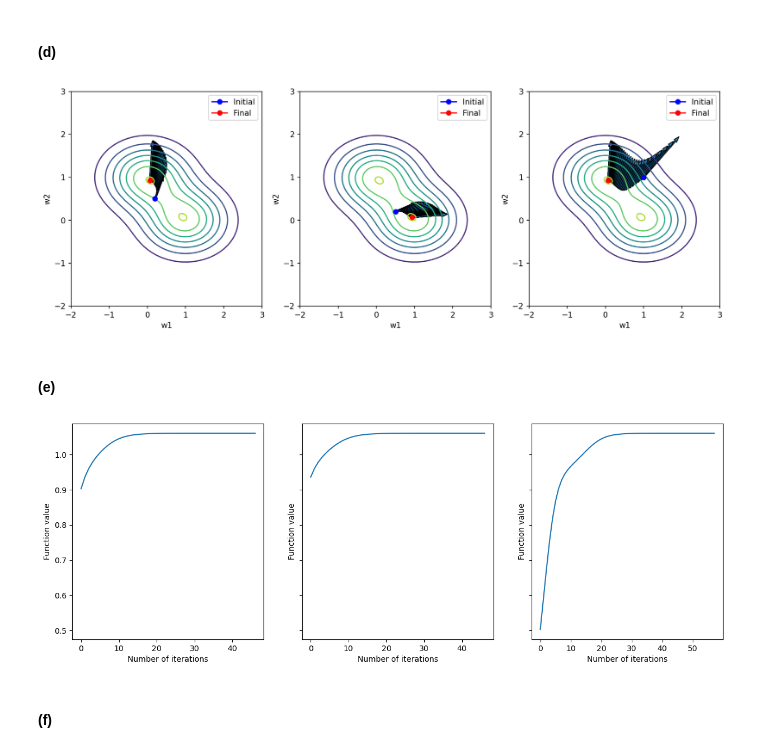
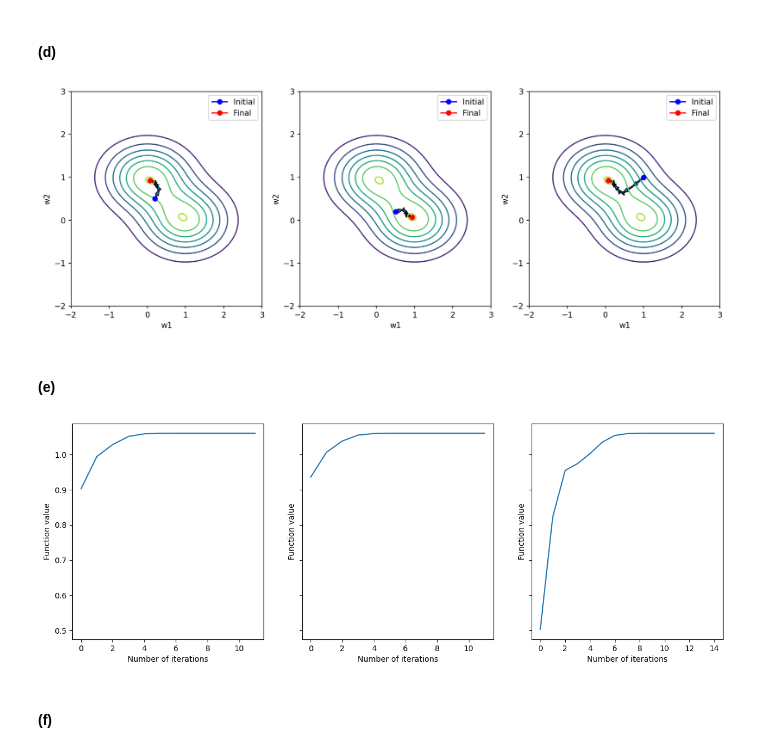
Before and after one commit to macpalor/NNDL-2025, a Jupyter notebook: exercise_1_template.ipynb, the cells around one changed output. Cells and saved outputs as stored; diff of their text form; code cells hidden in the pictures.

```diff
--- a/exercise_1_template.ipynb
+++ b/exercise_1_template.ipynb
@@ -29,7 +29,7 @@ class Net(nn.Module):
         return self.layers(x)
 
     def assign_weights(self, w: torch.tensor) -> None:
-        """Assigns new weights to the linear layers. The dim of w is expected to be (3, 5, 5)."""
+        """Assigns new weights to the 3 linear layers. The dim of w is expected to be (3, 5, 5)."""
         for i in range(3):
             # every second layer is a linear layer
             self.layers[i*2].weight = nn.Parameter(w[i])
@@ -139,30 +136,18 @@ def gradient_method(w_init: np.array, stepsize: float) -> tuple[list, list]:
     w = w_init
     w_vals = [w]
     f_vals = [f(w)]
-    grad_vals = []
+
     while True:
-        grad = grad_f(w)
-        print("grad is ",grad)
-        w = w + stepsize*grad
+        w = w + stepsize*grad_f(w)
         w_vals.append(w)
         f_vals.append(f(w))
-        grad_vals.append(grad)
         # stop when the vector w doesn't change significantly anymore
         if np.abs(w_vals[-1][0] - w_vals[-2][0]) < 0.0001 and np.abs(w_vals[-1][1] - w_vals[-2][1]) < 0.0001:
-        #if len(grad_vals) > 1 and np.abs(np.linalg.norm(grad_vals[-1]) - np.linalg.norm(grad_vals[-2])) < 0.0001:
             break
 
-    return (w_vals, f_vals)
+    return (np.array(w_vals), f_vals)
 
-step1 = 0.1
-step2 = 0.1
-step3 = 0.1
+# this is about as high as you can go in terms of stepsize while still converging smoothly
+step = 0.4
 
-#l = [gradient_method(w, 0.001) for w in [w1, w2, w3]]
-w_vals1, f_vals1 = gradient_method(w1, step1)
-w_vals2, f_vals2 = gradient_method(w2, step2)
-w_vals3, f_vals3 = gradient_method(w3, step3)
-#len(l)
-
-w_vals = [w_vals1, w_vals2, w_vals3]
-f_vals = [f_vals1, f_vals2, f_vals3]
+w_vals, f_vals = zip(*[gradient_method(w, step) for w in [w1, w2, w3]])
@@ -215,22 +156,26 @@ array([0.27861113, 0.52585846])
 # %%
 # Code for plotting.
 fig, axes = plt.subplots(1, 3, figsize=(15, 5), dpi=150)
 for i, w in enumerate(w_vals):
-    #print(w[0])
     ax = axes[i]
     ax.contour(W1, W2, Fs)
-    ax.plot(w[0][0], w[0][1], marker="o", color="blue", label="Initial")
+    ax.plot(w[0, 0], w[0, 1], marker="o", color="blue", label="Initial")
+
     for j in range(len(w) - 1):
-        ax.arrow(w[j][0], w[j][1], w[j+1][0], w[j+1][1], length_includes_head=True, width=0.03)
-    ax.plot(w[-1][0], w[-1][1], marker="o", color="red", label="Final")
-    #for k in range(len(w)):
-    #   ax.scatter(w[k][0], w[k][1], color="black")
+        x = w[j, 0]
+        y = w[j, 1]
+        dx = w[j+1, 0] - x
+        dy = w[j+1, 1] - y
+        ax.arrow(x, y, dx, dy, length_includes_head=True, width=0.03)
+
+    ax.plot(w[-1, 0], w[-1, 1], marker="o", color="red", label="Final")
+
     ax.set_xlabel("w1")
     ax.set_ylabel("w2")
     ax.legend()
 plt.show()
 # %% [output]
-[figure, old version]
+[figure, new version]
 # %% [markdown]
 #### (e)
 # %%
@@ -242,6 +187,6 @@ for i, vals in enumerate(f_vals):
     axs[i].set_ylabel("Function value")
 plt.show()
 # %% [output]
-[figure, old version]
+[figure, new version]
 # %% [markdown]
 #### (f)
```
Also changed, not shown: parts of 8 cells of this notebook.
